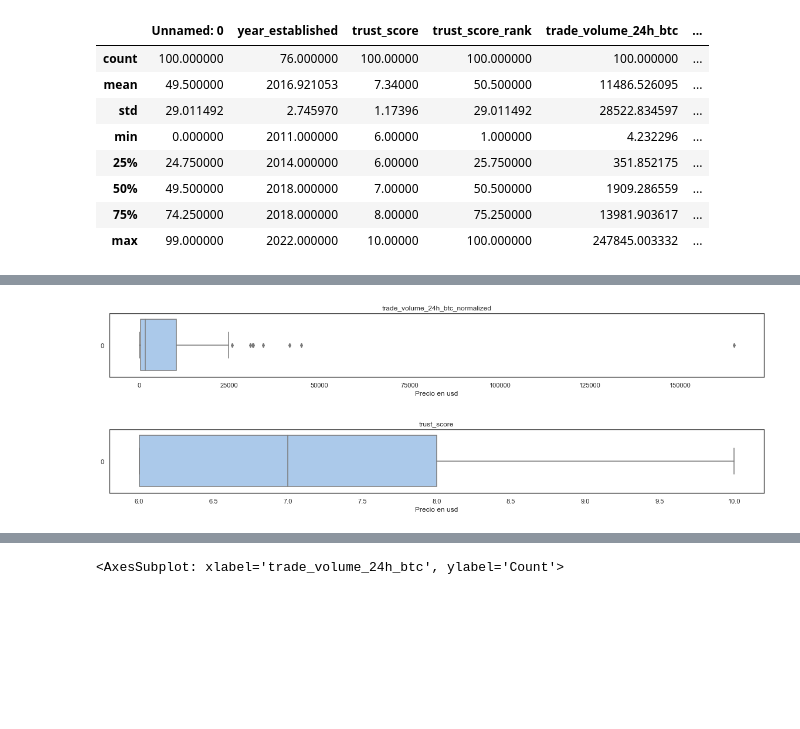
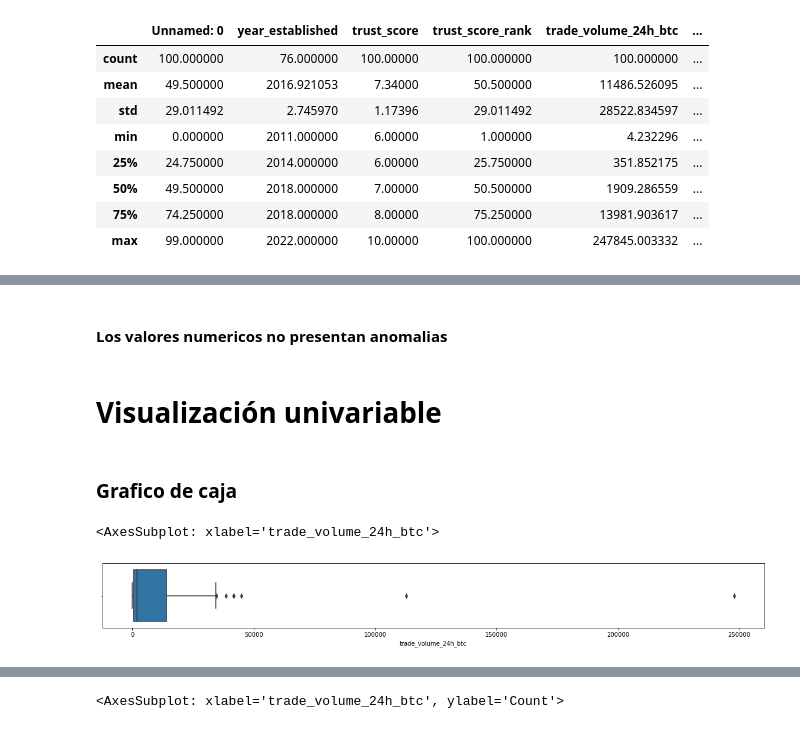
Before and after one commit to Galo0000/Analitics_Proyect_Cryptocurrency, a Jupyter notebook: EDA.ipynb, the cells around one changed output, grey strips where cells are left out. Cells and saved outputs as stored; diff of their text form; code cells hidden in the pictures; blank space fills up the shorter version.

```diff
--- a/EDA.ipynb
+++ b/EDA.ipynb
@@ -278,8 +281,12 @@ boxplot(df_exchanges['trade_volume_24h_btc'])
-# %%
-boxplot(df_exchanges['trade_volume_24h_btc_normalized'])
-# %% [output]
-[figure, removed]
-# %%
-boxplot(df_exchanges['trust_score'])
-# %% [output]
-[figure, removed]
+# %% [markdown]
+#### Los valores numericos no presentan anomalias
+# %% [markdown]
+# Visualización univariable
+# %% [markdown]
+### Grafico de caja
+# %%
+plt.figure(figsize=(20, 2))
+sns.boxplot(data=df_exchanges,x='trade_volume_24h_btc')
+# %% [output]
+<AxesSubplot: xlabel='trade_volume_24h_btc'>
+[figure, added]
```
Also changed, not shown: parts of 12 cells of this notebook.
